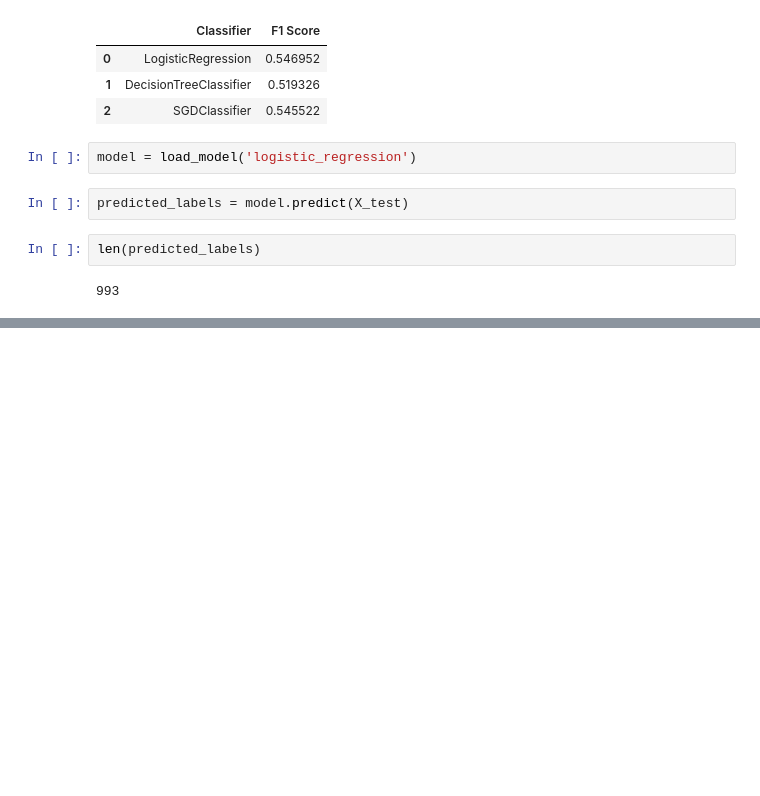
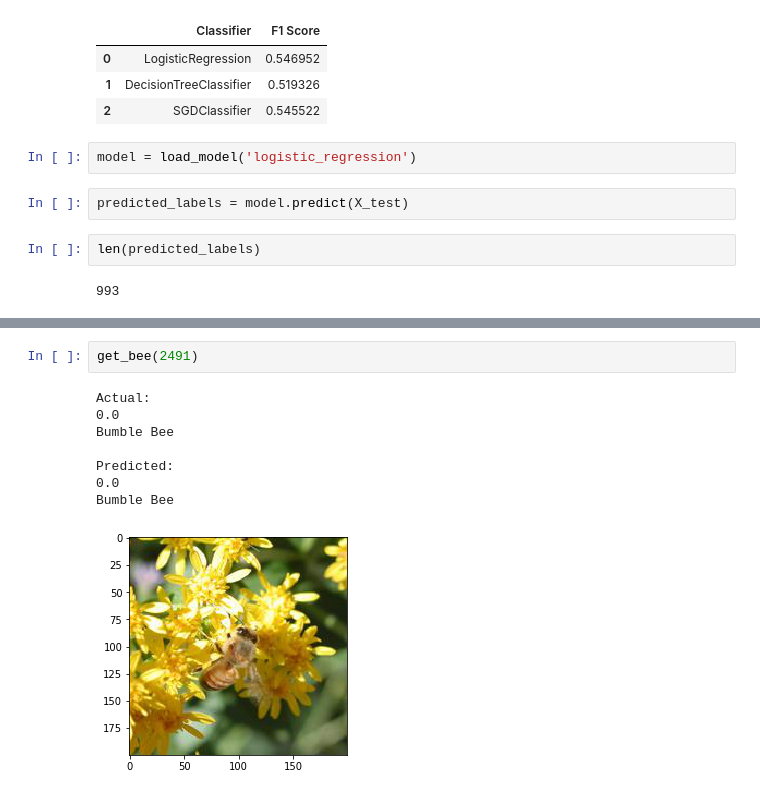
Before and after one commit to bajracharya-kshitij/Bee_Classification, a Jupyter notebook: Bee_Classification_Assignment.ipynb, the cells around one changed output, grey strips where cells are left out. Cells and saved outputs as stored; diff of their text form; blank space fills up the shorter version.

```diff
--- a/Bee_Classification_Assignment.ipynb
+++ b/Bee_Classification_Assignment.ipynb
@@ -248,0 +291,11 @@ array([1., 1., 1., 0., 1., 0., 1., 1., 1., 0., 0., 1., 1., 1., 1., 1., 1.,
+# %%
+get_bee(2491)
+# %% [output]
+Actual:
+0.0
+Bumble Bee
+
+Predicted:
+0.0
+Bumble Bee
+[figure, added]
```
Also changed, not shown: parts of 13 cells of this notebook.
